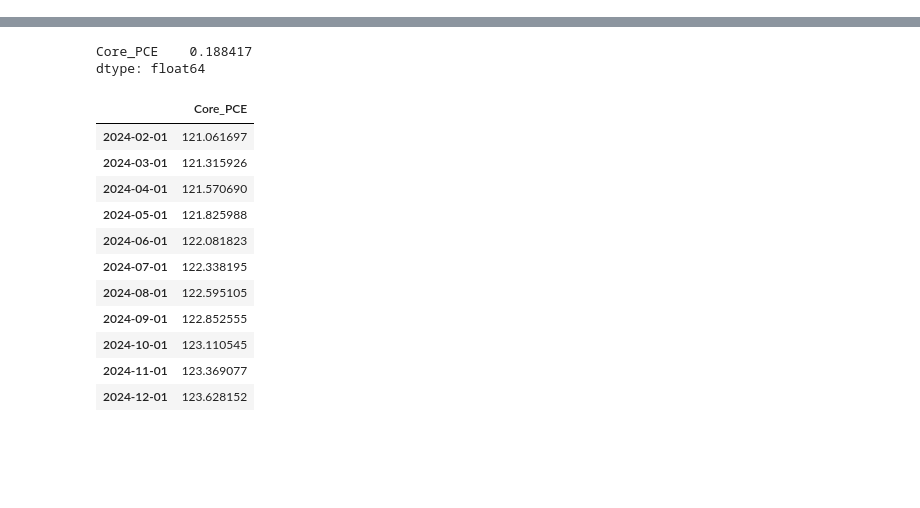
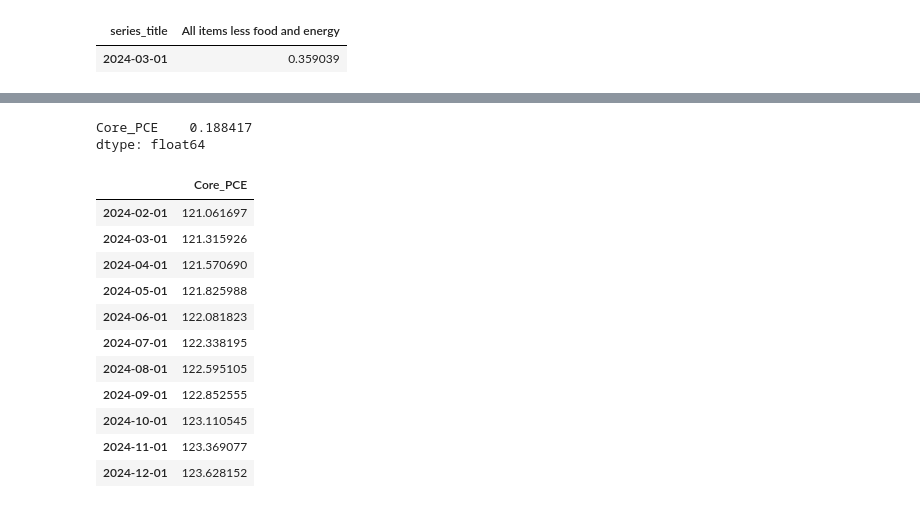
Before and after one commit to AliceWang01/code_snippets, a Jupyter notebook: unfinished/fred.ipynb, the cells around one changed output, grey strips where cells are left out. Saved outputs shown, nothing was run; the diff lists cells and outputs as text; code cells hidden in the pictures; blank space fills up the shorter version.

```diff
--- a/fred.ipynb
+++ b/unfinished/fred.ipynb
@@ -4,3 +4,74 @@ import pandas as pd
 import numpy as np
 import matplotlib.pyplot as plt
 fred = Fred(api_key="d0b19bd01f39fdd7318477768791c1a9")
+# %%
+import requests
+import pandas as pd
+from io import BytesIO,StringIO
+def get_bls_txt(url):
+    response = requests.get(url, headers = {"user-agent":"xinxianwang21@gmail.com"})
+    data = StringIO(response.text)
+    df = pd.read_csv(data, sep='\t')
+    df.columns = df.columns.str.strip()
+    return df
+
+def order_df(df, list, mapping_df):
+    '''Orders a pivot table based on series id list'''
+    df = df[df['series_id'].isin(list)]
+    df = df.pivot_table(values='value', columns = 'date', index='series_id').reindex(list)
+    df = df.merge(mapping_df, on='series_id', how='left')
+    df = df.set_index('series_title')
+    df = df.drop('series_id',axis=1)
+    return df
+
+sa_ids = [
+    # 'CUSR0000SA0',  # All items
+    # 'CUSR0000SAF1',  # Food
+    # 'CUSR0000SAF11',  # Food at home
+    # 'CUSR0000SEFV',  # Food away from home
+    # 'CUSR0000SA0E',  # Energy
+    'CUSR0000SA0L1E',  # All items less food and energy
+    # 'CUSR0000SACL1E',  # Commodities less food and energy commodities
+    # 'CUSR0000SAA',  # Apparel
+    # 'CUSR0000SETA01',  # New vehicles
+    # 'CUSR0000SETA02',  # Used cars and trucks
+    # 'CUSR0000SAM1',  # Medical care commodities
+    # 'CUSR0000SAF116', # Alcoholic Beverages
+    # 'CUSR0000SEGA',  # Tobacco and smoking products
+    # 'CUSR0000SASLE', # Services less Energy Services
+    # 'CUSR0000SAH1',  # Shelter
+    # 'CUSR0000SEHA',  # Rent of primary residence
+    # 'CUSR0000SEHC',  # Owners' equivalent rent of residences
+    # 'CUSR0000SAM2',  # Medical care services
+    # 'CUSR0000SEMC01',  # Physicians' services
+    # 'CUSR0000SEMD01',  # Hospital services
+    # 'CUSR0000SAS4',  # Transportation services
+    # 'CUSR0000SETD',  # Motor vehicle maintenance and repair
+    # 'CUSR0000SETE',  # Motor vehicle insurance
+    # 'CUSR0000SETG01'  # Airline fares
+]
+
+## get series id and value df
+index_url = 'https://download.bls.gov/pub/time.series/cu/cu.data.0.Current'
+df = get_bls_txt(index_url)
+df['month'] = df['period'].str.extract(r'(\d{2})')[0]
+df = df[(df['month'] != '13') & (df['year'] > 2012)].reset_index()
+df['date'] = pd.to_datetime(df['year'].astype(str) + '-' + df['month'], format='%Y-%m')
+df['series_id'] = df['series_id'].str.strip()
+df = df[['date', 'series_id', 'value']]
+
+## get series id and names mapping
+name_url = 'https://download.bls.gov/pub/time.series/cu/cu.series'
+name_df = get_bls_txt(name_url)
+name_df = name_df[['series_id','series_title']]
+name_df['series_id'] = name_df['series_id'].str.strip()
+
+sa_df = order_df(df, sa_ids, name_df)
+sa_df.index = sa_df.index.str.replace(" in U.S. city average, all urban consumers, seasonally adjusted", "", regex=False)
+sa_df = sa_df.T
+sa_df.index = pd.to_datetime(sa_df.index)
+sa_df_mom = (sa_df.pct_change()*100).dropna()
+sa_df_mom.tail(1)
+# %% [output]
+| series_title | All items less food and energy |
+| 2024-03-01 | 0.359039 |
```
Also changed, not shown: parts of 1 cell of this notebook, 3 other files.
